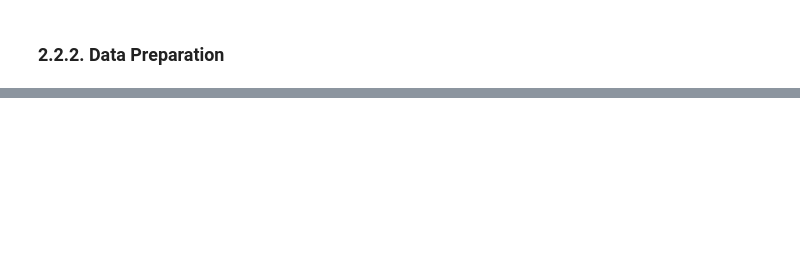
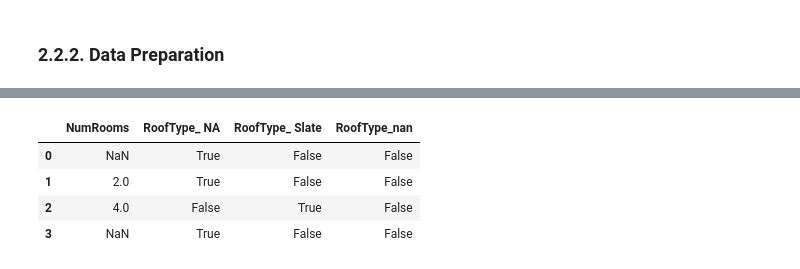
Before and after one commit to lblogan14/Dive_into_Deep_learning, a Jupyter notebook: notebooks/Ch02_Preliminaries.ipynb, the cells around one changed output, grey strips where cells are left out. Drawn from its saved outputs; the diff is of its cells as text; code cells hidden in the pictures; blank space fills up the shorter version.

```diff
--- a/notebooks/Ch02_Preliminaries.ipynb
+++ b/notebooks/Ch02_Preliminaries.ipynb
@@ -337,2 +337,6 @@ print(data)
 # %% [markdown]
 ### 2.2.2. Data Preparation
+# %%
+# split inputs and targets using iloc
+inputs, targets = data.iloc[:, 0:2], data.iloc[:, 2]
+inputs, targets
@@ -338,0 +354,10 @@ print(data)
+# %%
+# imputation heuristics for NA
+inputs = pd.get_dummies(inputs, dummy_na=True)
+inputs
+# %% [output]
+|  | NumRooms | RoofType_ NA | RoofType_ Slate | RoofType_nan |
+| 0 | NaN | True | False | False |
+| 1 | 2.0 | True | False | False |
+| 2 | 4.0 | False | True | False |
+| 3 | NaN | True | False | False |
```
Also changed, not shown: parts of 83 cells of this notebook, 1 other file.
